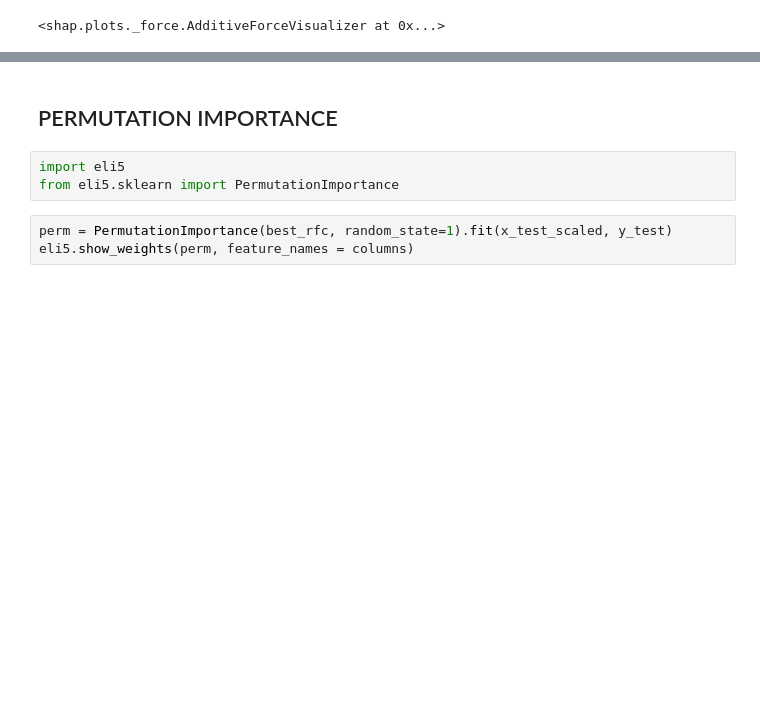
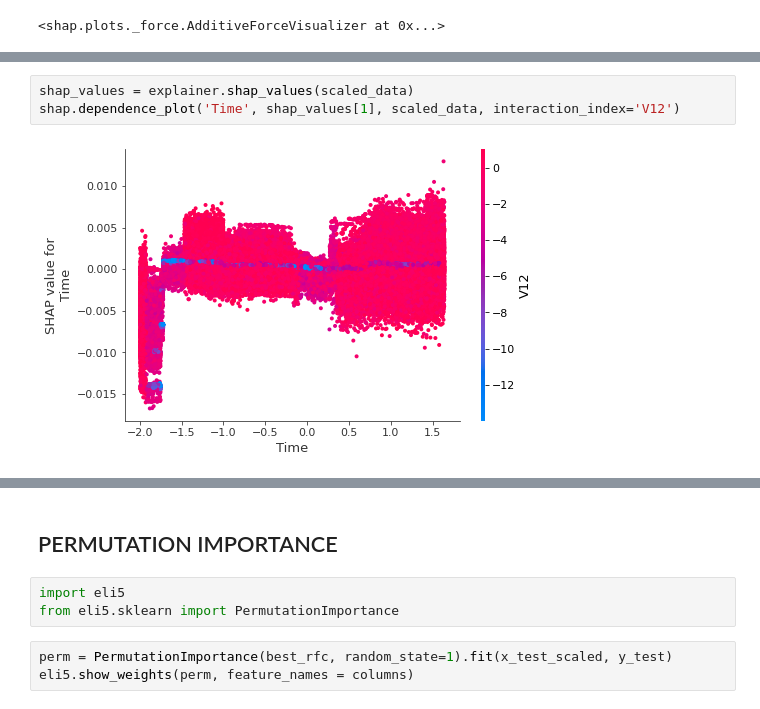
Before and after one commit to gchristodo/Advanced_ML, a Jupyter notebook: explainable_ML.ipynb, the cells around one changed output, grey strips where cells are left out. Saved outputs shown, nothing was run; the diff lists cells and outputs as text; blank space fills up the shorter version.

```diff
--- a/explainable_ML.ipynb
+++ b/explainable_ML.ipynb
@@ -291,0 +303,5 @@ display(shap.force_plot(explainer.expected_value[1], shap_values[1], scaled_data
+# %%
+shap_values = explainer.shap_values(scaled_data)
+shap.dependence_plot('Time', shap_values[1], scaled_data, interaction_index='V12')
+# %% [output]
+[figure, added]
```
Also changed, not shown: parts of 7 cells of this notebook.
